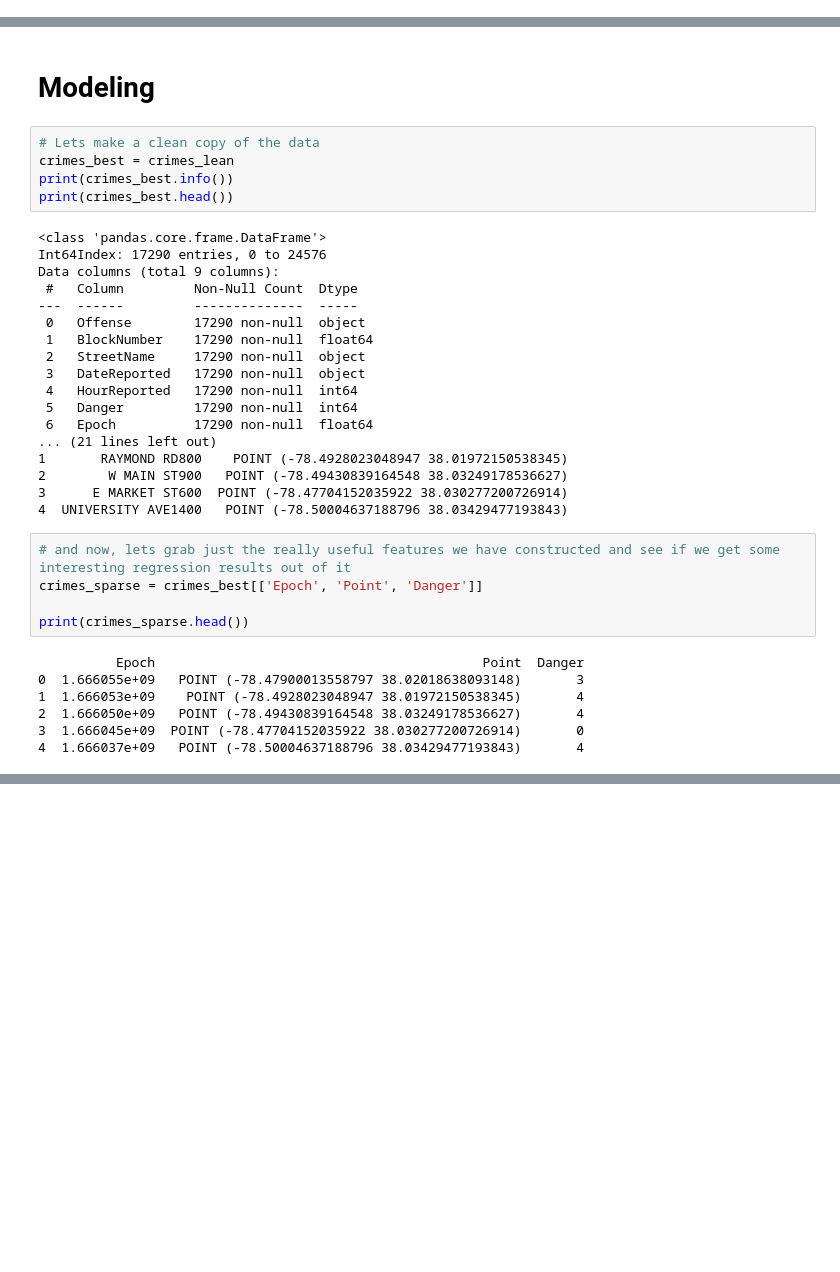
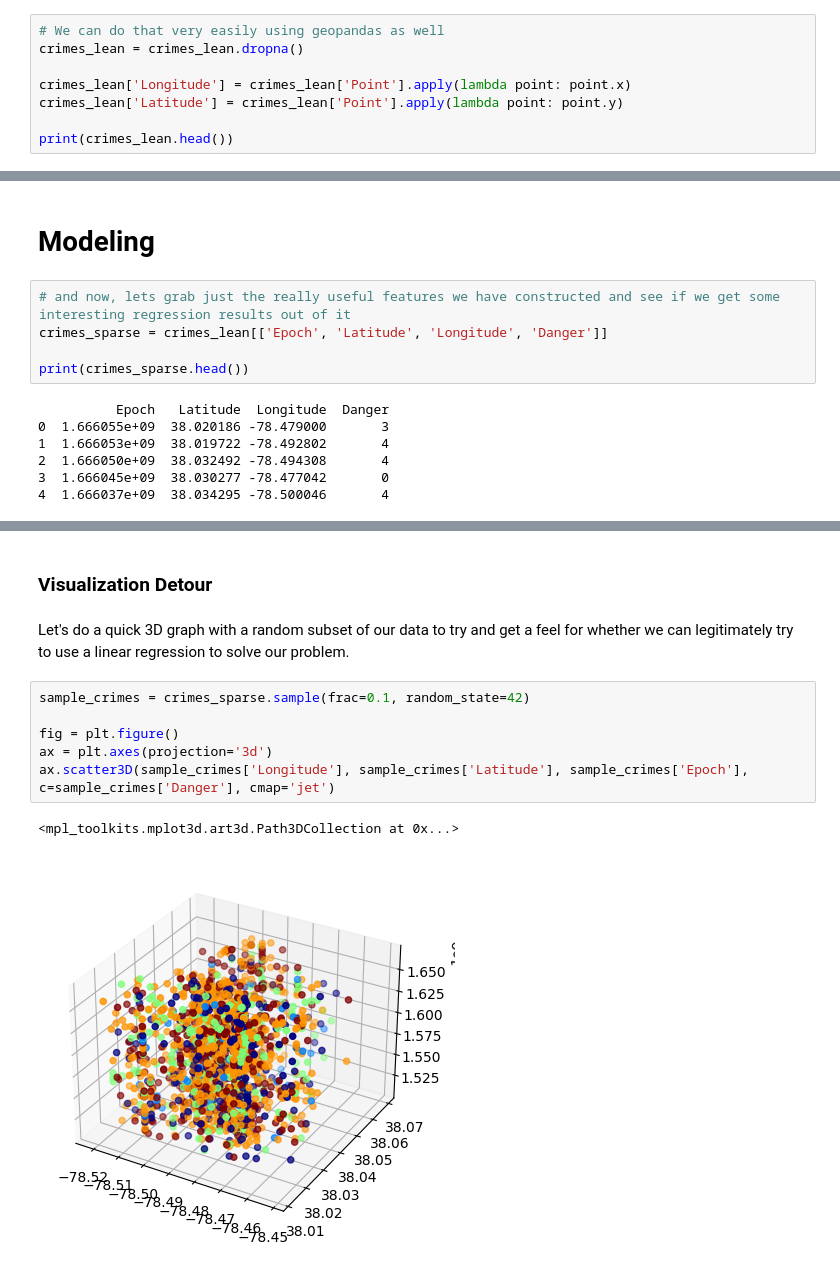
Before and after one commit to JSGarris/MLProject, a Jupyter notebook: Machine_Learning_Project.ipynb, the cells around one changed output, grey strips where cells are left out. Drawn from its saved outputs; the diff is of its cells as text; blank space fills up the shorter version.

```diff
--- a/Machine_Learning_Project.ipynb
+++ b/Machine_Learning_Project.ipynb
@@ -578,0 +578,8 @@ Regardless, we have successfully given each crime a lat-lon coordinate, which is
+# %%
+# We can do that very easily using geopandas as well
+crimes_lean = crimes_lean.dropna()
+
+crimes_lean['Longitude'] = crimes_lean['Point'].apply(lambda point: point.x)
+crimes_lean['Latitude'] = crimes_lean['Point'].apply(lambda point: point.y)
+
+print(crimes_lean.head())
@@ -579,43 +604,33 @@ Regardless, we have successfully given each crime a lat-lon coordinate, which is
 # %% [markdown]
 # Modeling
-# %%
-# Lets make a clean copy of the data
-crimes_best = crimes_lean
-print(crimes_best.info())
-print(crimes_best.head())
-# %% [output]
-<class 'pandas.core.frame.DataFrame'>
-Int64Index: 17290 entries, 0 to 24576
-Data columns (total 9 columns):
- #   Column         Non-Null Count  Dtype
----  ------         --------------  -----
- 0   Offense        17290 non-null  object
- 1   BlockNumber    17290 non-null  float64
- 2   StreetName     17290 non-null  object
- 3   DateReported   17290 non-null  object
- 4   HourReported   17290 non-null  int64
- 5   Danger         17290 non-null  int64
- 6   Epoch          17290 non-null  float64
-... (21 lines left out)
-1       RAYMOND RD800    POINT (-78.4928023048947 38.01972150538345)
-2        W MAIN ST900   POINT (-78.49430839164548 38.03249178536627)
-3      E MARKET ST600  POINT (-78.47704152035922 38.030277200726914)
-4  UNIVERSITY AVE1400   POINT (-78.50004637188796 38.03429477193843)
 # %%
 # and now, lets grab just the really useful features we have constructed and see if we get some interesting regression results out of it
-crimes_sparse = crimes_best[['Epoch', 'Point', 'Danger']]
+crimes_sparse = crimes_lean[['Epoch', 'Latitude', 'Longitude', 'Danger']]
 
 print(crimes_sparse.head())
 # %% [output]
-          Epoch                                          Point  Danger
-0  1.666055e+09   POINT (-78.47900013558797 38.02018638093148)       3
-1  1.666053e+09    POINT (-78.4928023048947 38.01972150538345)       4
-2  1.666050e+09   POINT (-78.49430839164548 38.03249178536627)       4
-3  1.666045e+09  POINT (-78.47704152035922 38.030277200726914)       0
-4  1.666037e+09   POINT (-78.50004637188796 38.03429477193843)       4
+          Epoch   Latitude  Longitude  Danger
+0  1.666055e+09  38.020186 -78.479000       3
+1  1.666053e+09  38.019722 -78.492802       4
+2  1.666050e+09  38.032492 -78.494308       4
+3  1.666045e+09  38.030277 -78.477042       0
+4  1.666037e+09  38.034295 -78.500046       4
 # %% [markdown]
 Wow, we say "sparse", but we should probably say "Charlie-Brown-Christmas-Tree-Esque".
 
 ![charlie-brown-tree](https://wallpapercave.com/wp/9Dvub0b.jpg)
 
 It's funny how after extracting the essential information out of the data, we really have very, very little to work with for each record. Just when the reported happened, where the reported incident happend, and how bad the incident was on a scale of 0 to 4. Hopefully that's enough to do some reasonable machine learning . . .
+# %% [markdown]
+### Visualization Detour
+# %% [markdown]
+Let's do a quick 3D graph with a random subset of our data to try and get a feel for whether we can legitimately try to use a linear regression to solve our problem.
+# %%
+sample_crimes = crimes_sparse.sample(frac=0.1, random_state=42)
+
+fig = plt.figure()
+ax = plt.axes(projection='3d')
+ax.scatter3D(sample_crimes['Longitude'], sample_crimes['Latitude'], sample_crimes['Epoch'], c=sample_crimes['Danger'], cmap='jet')
+# %% [output]
+<mpl_toolkits.mplot3d.art3d.Path3DCollection at 0x...>
+[figure, added]
```
Also changed, not shown: parts of 22 cells of this notebook.
